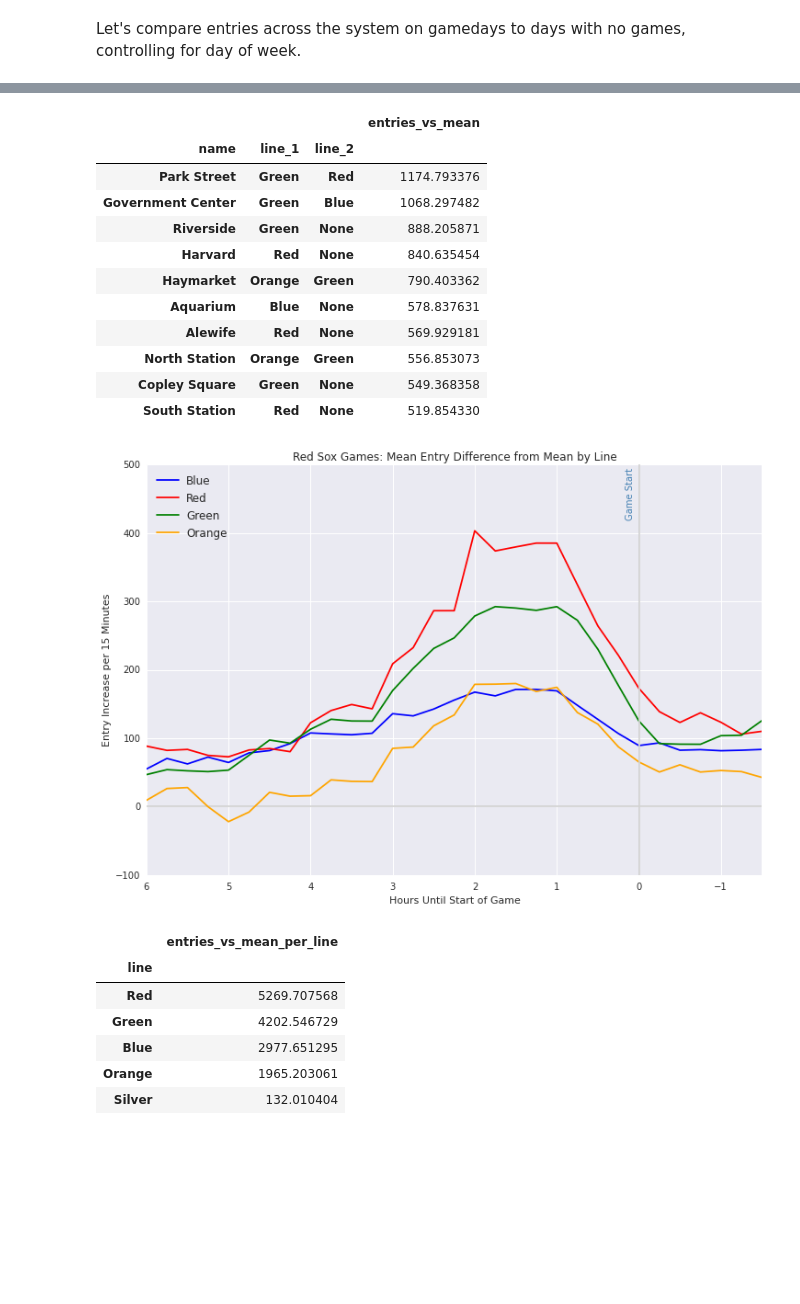
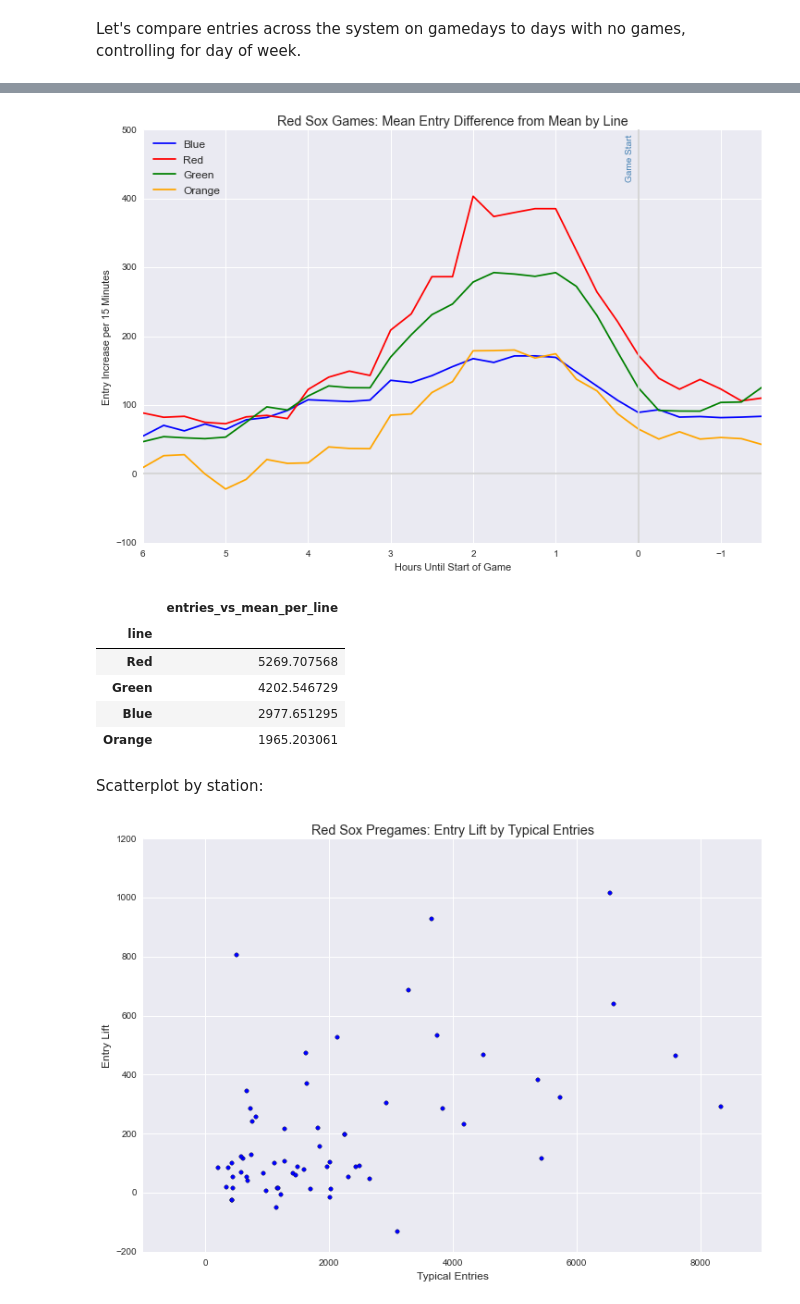
Before and after one commit to azampagl/harvard-capstone, a Jupyter notebook: src/sports/sox_pregame.ipynb, the cells around one changed output, grey strips where cells are left out. Drawn from its saved outputs; the diff is of its cells as text; code cells hidden in the pictures; blank space fills up the shorter version.

```diff
--- a/src/sports/sox_pregame.ipynb
+++ b/src/sports/sox_pregame.ipynb
@@ -254,19 +390,3 @@ mean_entry_differences_dow_by_station.sort('entries_vs_mean', ascending=True).he
-# %%
-# Show those particular stations.
-mean_entry_differences_dow_by_station.sort('entries_vs_mean', ascending=False).head(n=10)
-# %% [output]
-|  |  |  | entries_vs_mean |
-| name | line_1 | line_2 |  |
-| Park Street | Green | Red | 1174.793376 |
-| Government Center | Green | Blue | 1068.297482 |
-| Riverside | Green | None | 888.205871 |
-| Harvard | Red | None | 840.635454 |
-| Haymarket | Orange | Green | 790.403362 |
-| Aquarium | Blue | None | 578.837631 |
-| Alewife | Red | None | 569.929181 |
-| North Station | Orange | Green | 556.853073 |
-| Copley Square | Green | None | 549.368358 |
-| South Station | Red | None | 519.854330 |
 # %%
 # Plot lines at individual times.
 # Because lines are split by container, we need to be creative.
@@ -305,17 +425,17 @@ plt.ylim(ylim)
 plt.gca().invert_xaxis()
 
 # Prettify.
-plt.title('Red Sox Games: Mean Entry Difference from Mean by Line')
+plt.title('Red Sox Games: Mean Entry Difference from Mean by Line', fontsize='x-large')
 plt.xlabel('Hours Until Start of Game'); plt.ylabel('Entry Increase per 15 Minutes')
 plt.legend(loc=2, fontsize='large')
 
 # Show.
 plt.show()
 # %% [output]
-[figure, old version]
+[figure, new version]
 # %%
 # Add sum by line.
-line_entries[line_entries.hours_until_game_start > -.5].groupby('line').agg({'entries_vs_mean_per_line':np.sum}).sort('entries_vs_mean_per_line', ascending=False).head(n=10)
+line_entries[(line_entries.hours_until_game_start > -.5) & (line_entries.line != 'Silver')].groupby('line').agg({'entries_vs_mean_per_line':np.sum}).sort('entries_vs_mean_per_line', ascending=False).head(n=10)
 # %% [output]
 |  | entries_vs_mean_per_line |
 | line |  |
@@ -323,4 +443,17 @@ line_entries[line_entries.hours_until_game_start > -.5].groupby('line').agg({'en
 | Green | 4202.546729 |
 | Blue | 2977.651295 |
 | Orange | 1965.203061 |
-| Silver | 132.010404 |
+# %% [markdown]
+Scatterplot by station:
+# %%
+# Start plotting.
+plt.figure(figsize=default_figsize)
+plt.scatter(mean_entry_differences_dow_by_station.mean_entries, mean_entry_differences_dow_by_station.entries_vs_mean)
+# Prettify.
+plt.title('Red Sox Pregames: Entry Lift by Typical Entries', fontsize='x-large')
+plt.xlabel('Typical Entries', fontsize='large')
+plt.ylabel('Entry Lift', fontsize='large')
+# Show.
+plt.show()
+# %% [output]
+[figure, added]
```
Also changed, not shown: parts of 45 cells of this notebook, 3 other files.
